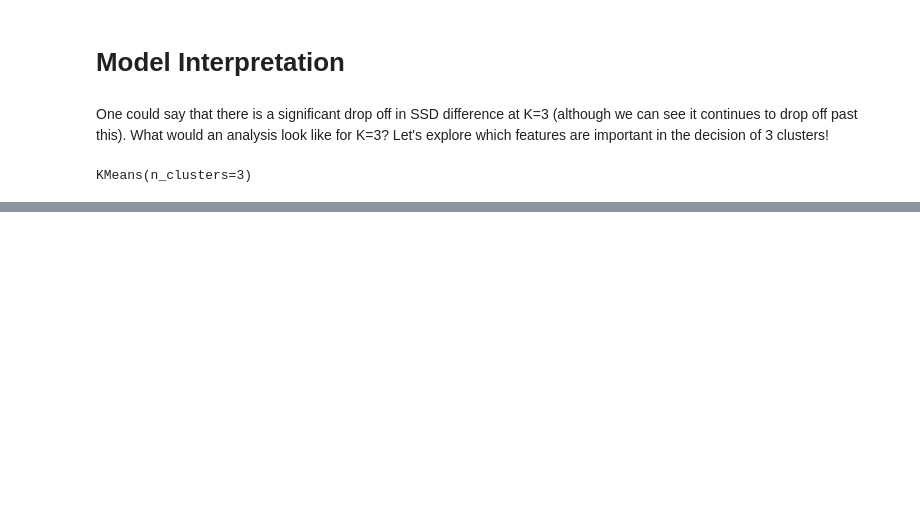
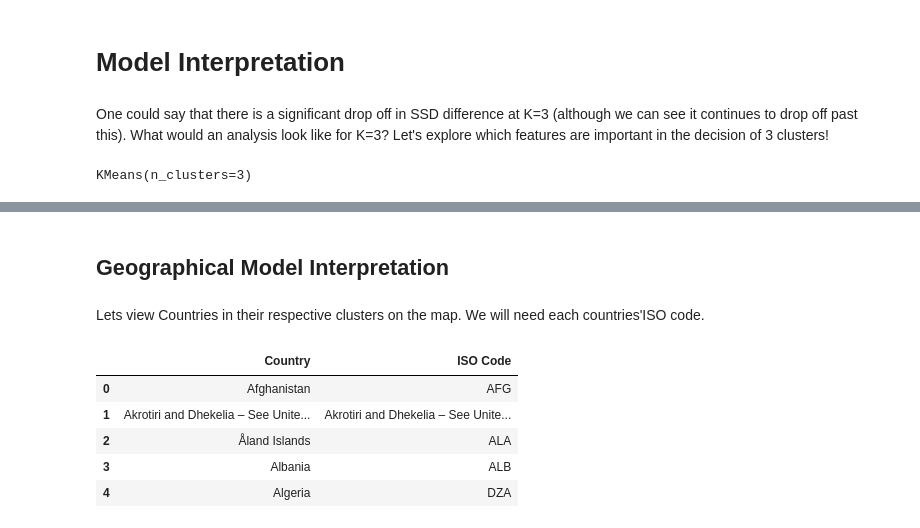
Before and after one commit to AlugoIdris/CIA-country-analysis, a Jupyter notebook: CIA Country Analysis (Clustering).ipynb, the cells around one changed output, grey strips where cells are left out. Saved outputs shown, nothing was run; the diff lists cells and outputs as text; code cells hidden in the pictures; blank space fills up the shorter version.

```diff
--- a/CIA Country Analysis (Clustering).ipynb
+++ b/CIA Country Analysis (Clustering).ipynb
@@ -386,0 +397,14 @@ X.corr()["K3_cluster"].sort_values().plot(kind = 'bar')
+# %% [markdown]
+## Geographical Model Interpretation
+# %% [markdown]
+Lets view Countries in their respective clusters on the map. We will need each countries'ISO code.
+# %%
+iso_codes = pd.read_csv("../DATA/country_iso_codes.csv")
+iso_codes.head()
+# %% [output]
+|  | Country | ISO Code |
+| 0 | Afghanistan | AFG |
+| 1 | Akrotiri and Dhekelia – See Unite... | Akrotiri and Dhekelia – See Unite... |
+| 2 | Åland Islands | ALA |
+| 3 | Albania | ALB |
+| 4 | Algeria | DZA |
```
Also changed, not shown: parts of 20 cells of this notebook.
